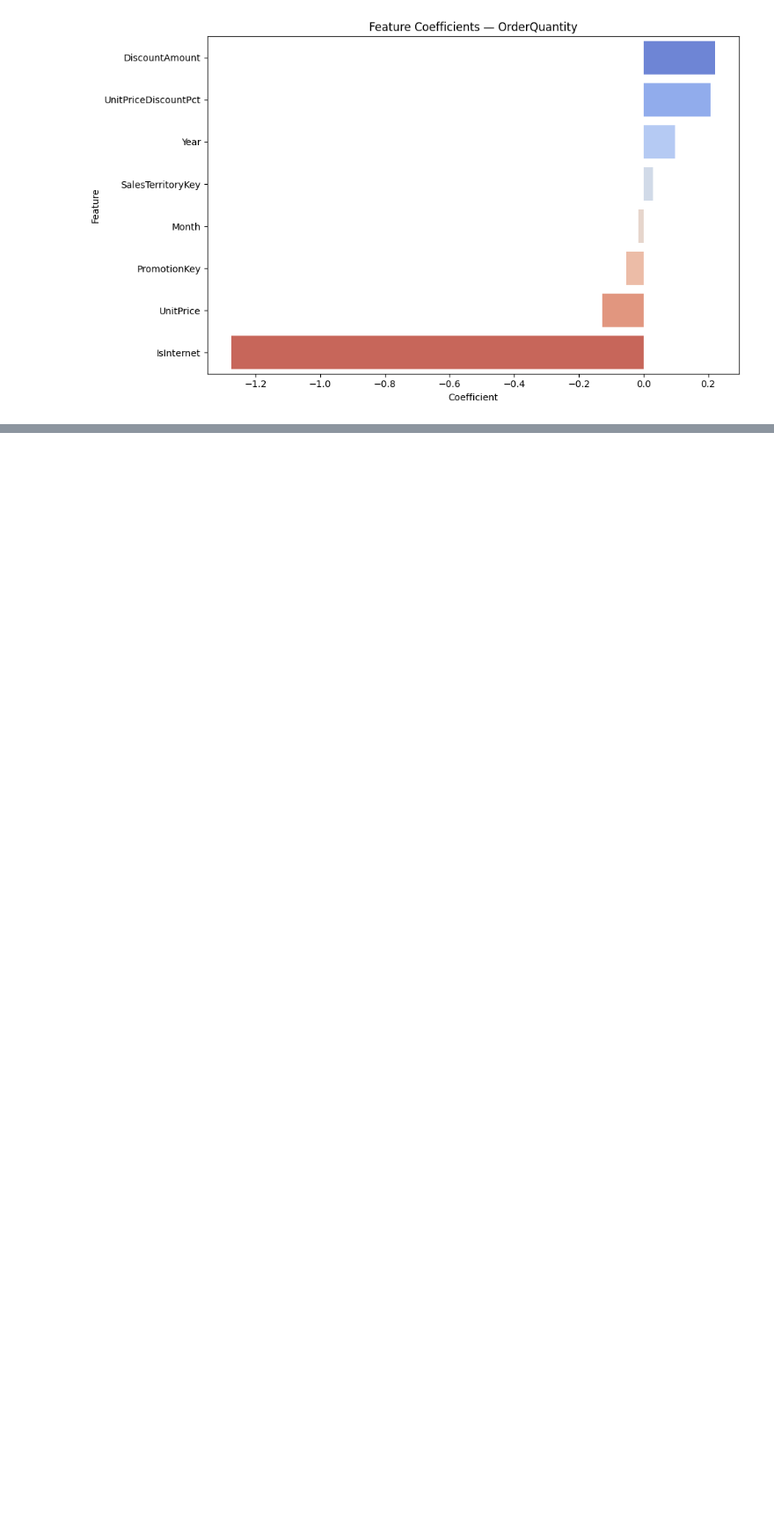
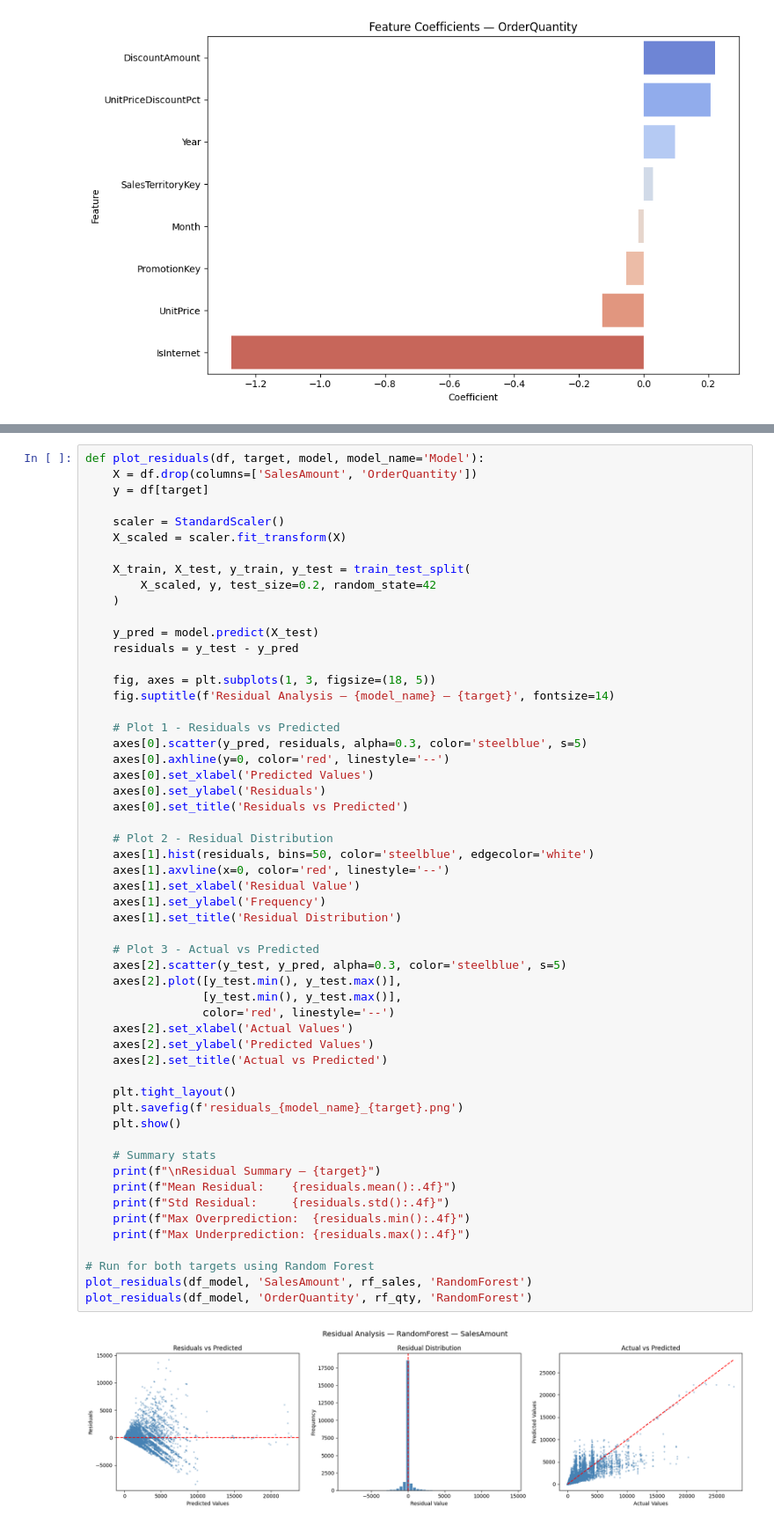
Before and after one commit to jdstigma/AdventureWorks-55MB-ETL, a Jupyter notebook: notebooks/regression_analysis.ipynb, the cells around one changed output, grey strips where cells are left out. Shown at 88% size. Saved outputs shown, nothing was run; the diff lists cells and outputs as text; blank space fills up the shorter version.

```diff
--- a/notebooks/regression_analysis.ipynb
+++ b/notebooks/regression_analysis.ipynb
@@ -194,0 +274,57 @@ Notes:
+# %%
+def plot_residuals(df, target, model, model_name='Model'):
+    X = df.drop(columns=['SalesAmount', 'OrderQuantity'])
+    y = df[target]
+
+    scaler = StandardScaler()
+    X_scaled = scaler.fit_transform(X)
+
+    X_train, X_test, y_train, y_test = train_test_split(
+        X_scaled, y, test_size=0.2, random_state=42
+    )
+
+    y_pred = model.predict(X_test)
+    residuals = y_test - y_pred
+
+    fig, axes = plt.subplots(1, 3, figsize=(18, 5))
+    fig.suptitle(f'Residual Analysis — {model_name} — {target}', fontsize=14)
+
+    # Plot 1 - Residuals vs Predicted
+    axes[0].scatter(y_pred, residuals, alpha=0.3, color='steelblue', s=5)
+    axes[0].axhline(y=0, color='red', linestyle='--')
+    axes[0].set_xlabel('Predicted Values')
+    axes[0].set_ylabel('Residuals')
+    axes[0].set_title('Residuals vs Predicted')
+
+    # Plot 2 - Residual Distribution
+    axes[1].hist(residuals, bins=50, color='steelblue', edgecolor='white')
+    axes[1].axvline(x=0, color='red', linestyle='--')
+    axes[1].set_xlabel('Residual Value')
+    axes[1].set_ylabel('Frequency')
+    axes[1].set_title('Residual Distribution')
+
+    # Plot 3 - Actual vs Predicted
+    axes[2].scatter(y_test, y_pred, alpha=0.3, color='steelblue', s=5)
+    axes[2].plot([y_test.min(), y_test.max()],
+                 [y_test.min(), y_test.max()],
+                 color='red', linestyle='--')
+    axes[2].set_xlabel('Actual Values')
+    axes[2].set_ylabel('Predicted Values')
+    axes[2].set_title('Actual vs Predicted')
+
+    plt.tight_layout()
+    plt.savefig(f'residuals_{model_name}_{target}.png')
+    plt.show()
+
+    # Summary stats
+    print(f"\nResidual Summary — {target}")
+    print(f"Mean Residual:    {residuals.mean():.4f}")
+    print(f"Std Residual:     {residuals.std():.4f}")
+    print(f"Max Overprediction:  {residuals.min():.4f}")
+    print(f"Max Underprediction: {residuals.max():.4f}")
+
+# Run for both targets using Random Forest
+plot_residuals(df_model, 'SalesAmount', rf_sales, 'RandomForest')
+plot_residuals(df_model, 'OrderQuantity', rf_qty, 'RandomForest')
+# %% [output]
+[figure, added]
```
Also changed, not shown: parts of 6 cells of this notebook.
